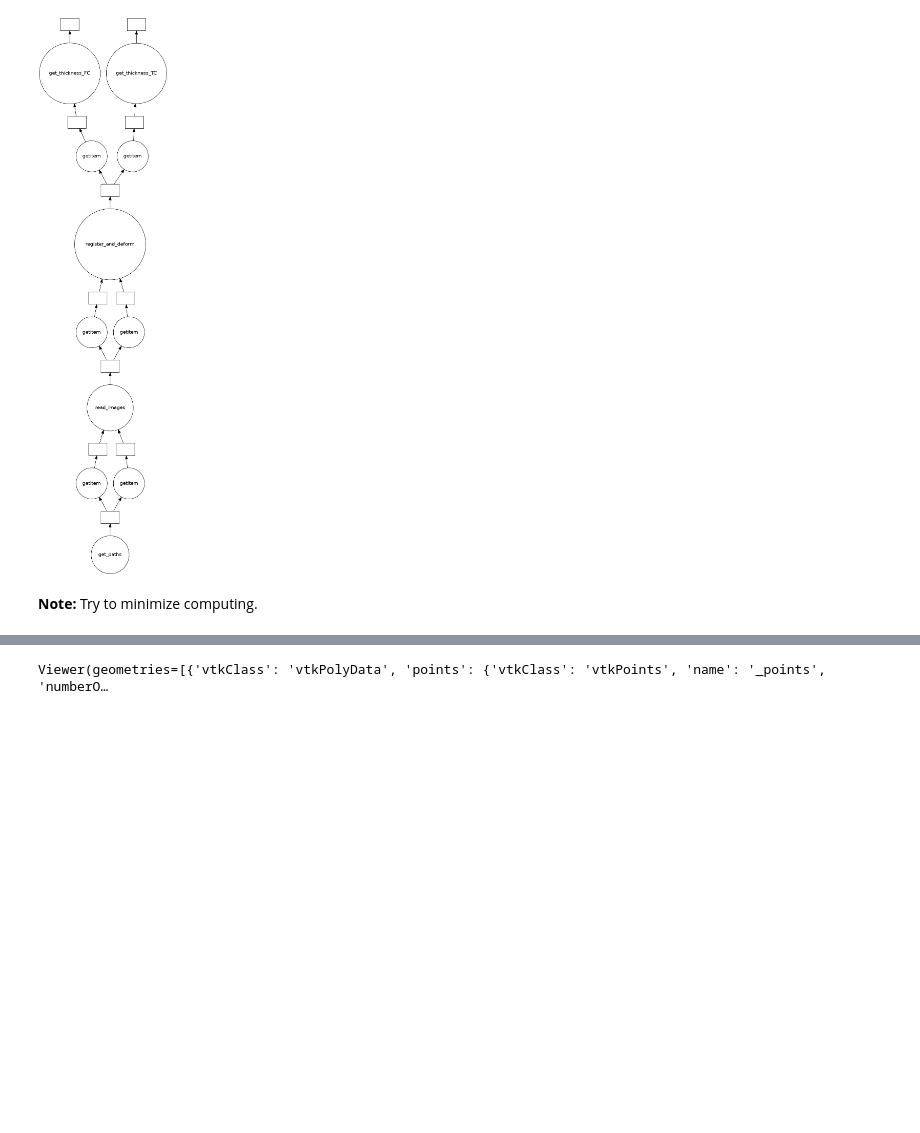
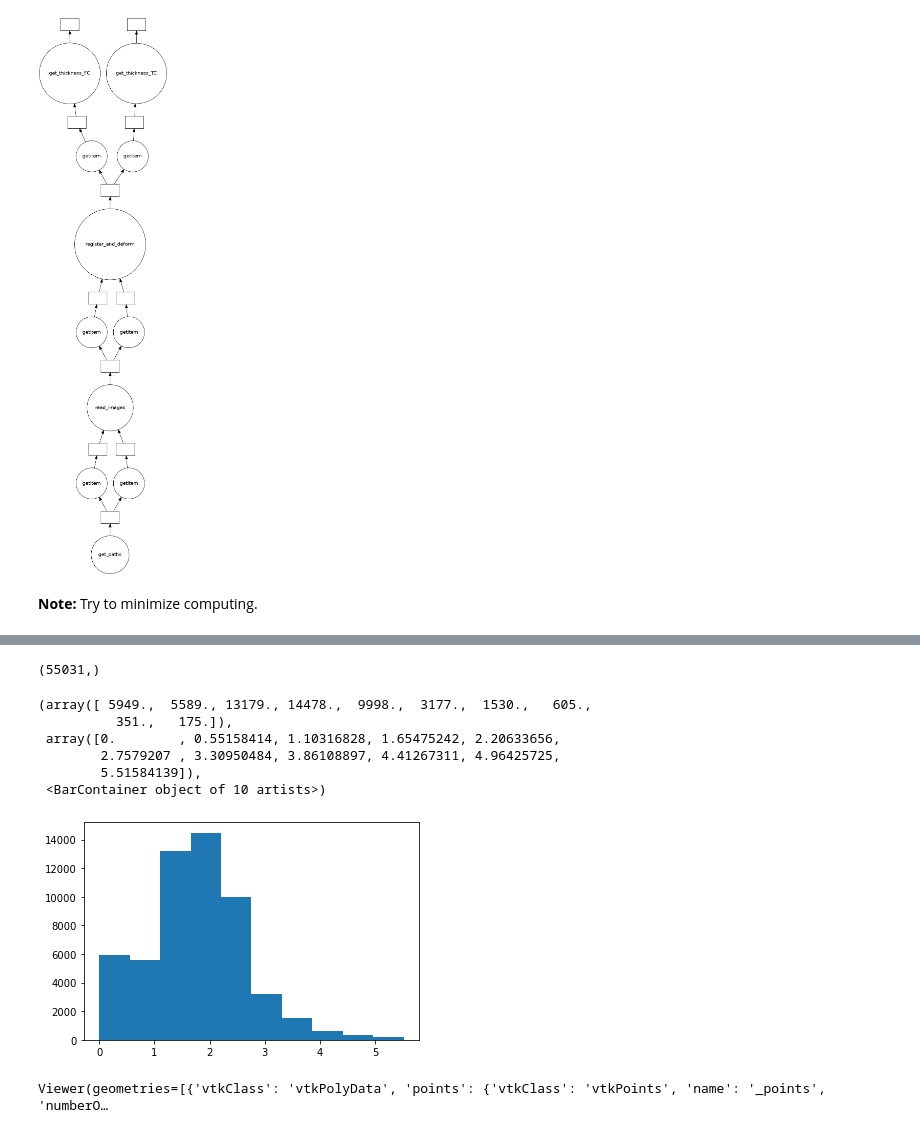
Before and after one commit to PranjalSahu/OAI_analysis, a Jupyter notebook: oai_dask.ipynb, the cells around one changed output, grey strips where cells are left out. Drawn from its saved outputs; the diff is of its cells as text; code cells hidden in the pictures; blank space fills up the shorter version.

Commit message:
Adding a working code with setting of data in dask

```diff
--- a/oai_dask.ipynb
+++ b/oai_dask.ipynb
@@ -299,6 +299,25 @@ distance_inner_TC = l[1]
 
 itk.meshwrite(distance_inner_FC, 'itk_distance_inner_FC.vtk')
 itk.meshwrite(distance_inner_TC, 'itk_distance_inner_TC.vtk')
+# %%
+pd = distance_inner_FC.GetPointData()
+pd_numpy = itk.array_from_vector_container(pd)
+print(pd_numpy.shape)
+
+#pd.Size()
+#print(pd)
+# %% [output]
+(55031,)
+# %%
+plt.hist(pd_numpy)
+# %% [output]
+(array([ 5949.,  5589., 13179., 14478.,  9998.,  3177.,  1530.,   605.,
+          351.,   175.]),
+ array([0.        , 0.55158414, 1.10316828, 1.65475242, 2.20633656,
+        2.7579207 , 3.30950484, 3.86108897, 4.41267311, 4.96425725,
+        5.51584139]),
+ <BarContainer object of 10 artists>)
+[figure, added]
 # %%
 import itkwidgets
 import vtk
```
Also changed, not shown: parts of 2 cells of this notebook.
